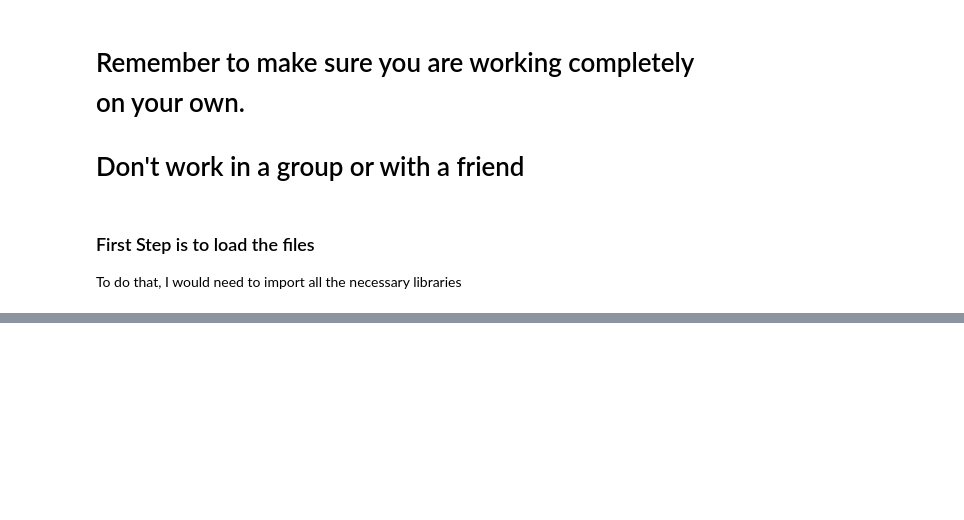
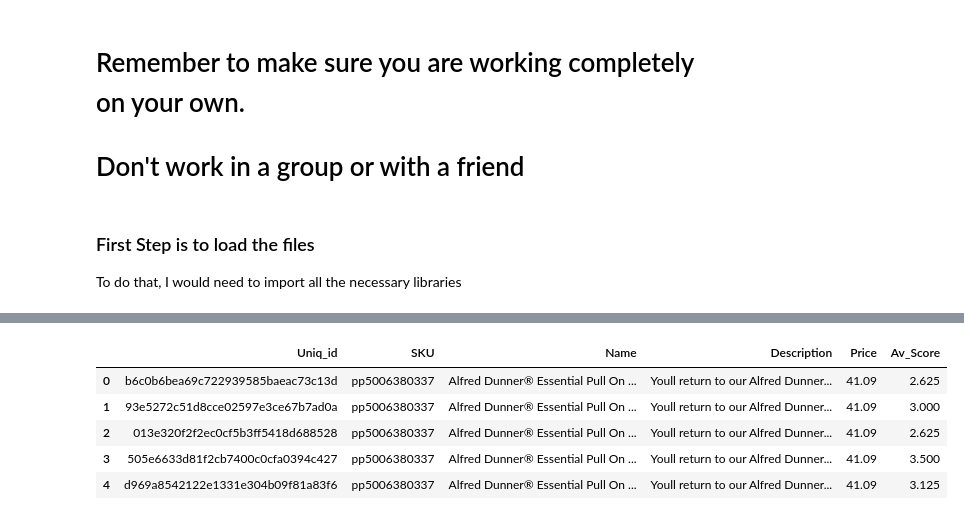
Before and after one commit to RedeemerNtumy/JCPennyConsultancyProject, a Jupyter notebook: 3549063_BD2.ipynb, the cells around one changed output, grey strips where cells are left out. Cells and saved outputs as stored; diff of their text form; code cells hidden in the pictures; blank space fills up the shorter version.

```diff
--- a/3549063_BD2.ipynb
+++ b/3549063_BD2.ipynb
@@ -125,0 +166,9 @@ users = pd.read_csv("users.csv")
+# %%
+products.head()
+# %% [output]
+|  | Uniq_id | SKU | Name | Description | Price | Av_Score |
+| 0 | b6c0b6bea69c722939585baeac73c13d | pp5006380337 | Alfred Dunner® Essential Pull On ... | Youll return to our Alfred Dunner... | 41.09 | 2.625 |
+| 1 | 93e5272c51d8cce02597e3ce67b7ad0a | pp5006380337 | Alfred Dunner® Essential Pull On ... | Youll return to our Alfred Dunner... | 41.09 | 3.000 |
+| 2 | 013e320f2f2ec0cf5b3ff5418d688528 | pp5006380337 | Alfred Dunner® Essential Pull On ... | Youll return to our Alfred Dunner... | 41.09 | 2.625 |
+| 3 | 505e6633d81f2cb7400c0cfa0394c427 | pp5006380337 | Alfred Dunner® Essential Pull On ... | Youll return to our Alfred Dunner... | 41.09 | 3.500 |
+| 4 | d969a8542122e1331e304b09f81a83f6 | pp5006380337 | Alfred Dunner® Essential Pull On ... | Youll return to our Alfred Dunner... | 41.09 | 3.125 |
```
Also changed, not shown: parts of 18 cells of this notebook.
